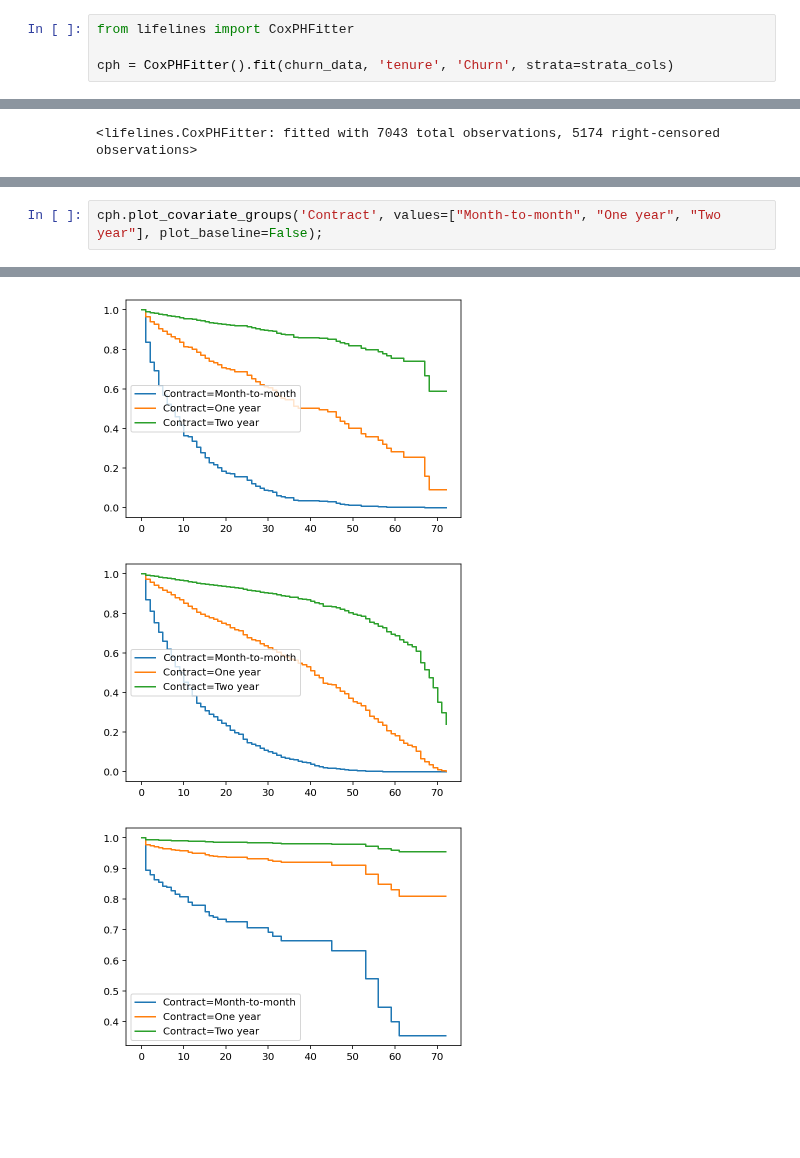
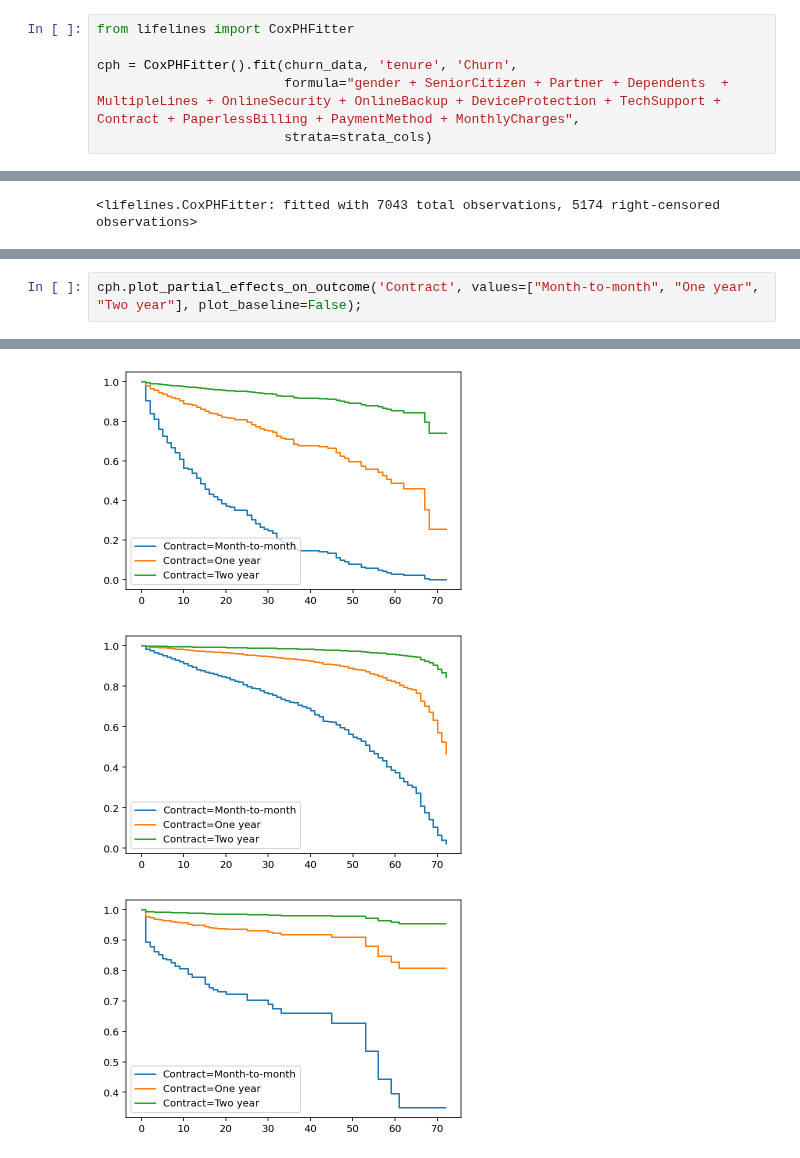
Before and after one commit to CamDavidsonPilon/lifelines, a Jupyter notebook: examples/Customer Churn.ipynb, the cells around one changed output, grey strips where cells are left out. Cells and saved outputs as stored; diff of their text form; blank space fills up the shorter version.

```diff
--- a/examples/Customer Churn.ipynb
+++ b/examples/Customer Churn.ipynb
@@ -31,7 +39,9 @@ strata_cols = ['InternetService', 'StreamingMovies', 'StreamingTV', 'PhoneServic
 # %%
 from lifelines import CoxPHFitter
 
-cph = CoxPHFitter().fit(churn_data, 'tenure', 'Churn', strata=strata_cols)
+cph = CoxPHFitter().fit(churn_data, 'tenure', 'Churn',
+                        formula="gender + SeniorCitizen + Partner + Dependents  + MultipleLines + OnlineSecurity + OnlineBackup + DeviceProtection + TechSupport + Contract + PaperlessBilling + PaymentMethod + MonthlyCharges",
+                        strata=strata_cols)
 # %%
 cph
 # %% [output]
@@ -78,4 +87,4 @@ cph.plot(ax=ax[1])
 [figure]
 # %%
-cph.plot_covariate_groups('Contract', values=["Month-to-month", "One year", "Two year"], plot_baseline=False);
+cph.plot_partial_effects_on_outcome('Contract', values=["Month-to-month", "One year", "Two year"], plot_baseline=False);
 # %% [output]
@@ -92,3 +101,3 @@ cph.plot_covariate_groups('Contract', values=["Month-to-month", "One year", "Two
-[figure, old version]
+[figure, new version]
-[figure, old version]
+[figure, new version]
 [figure]
```
Also changed, not shown: parts of 4 cells of this notebook, 4 other files.
